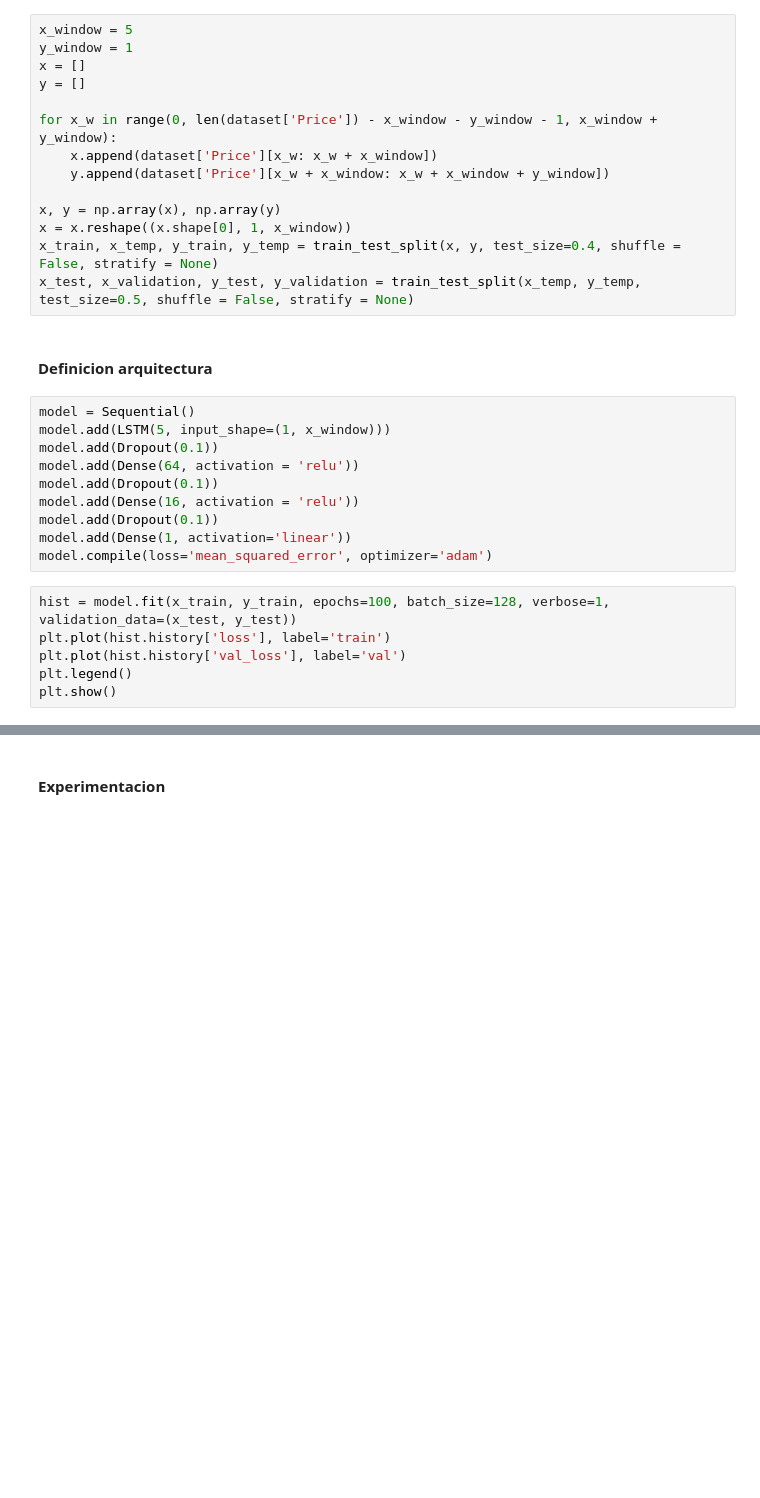
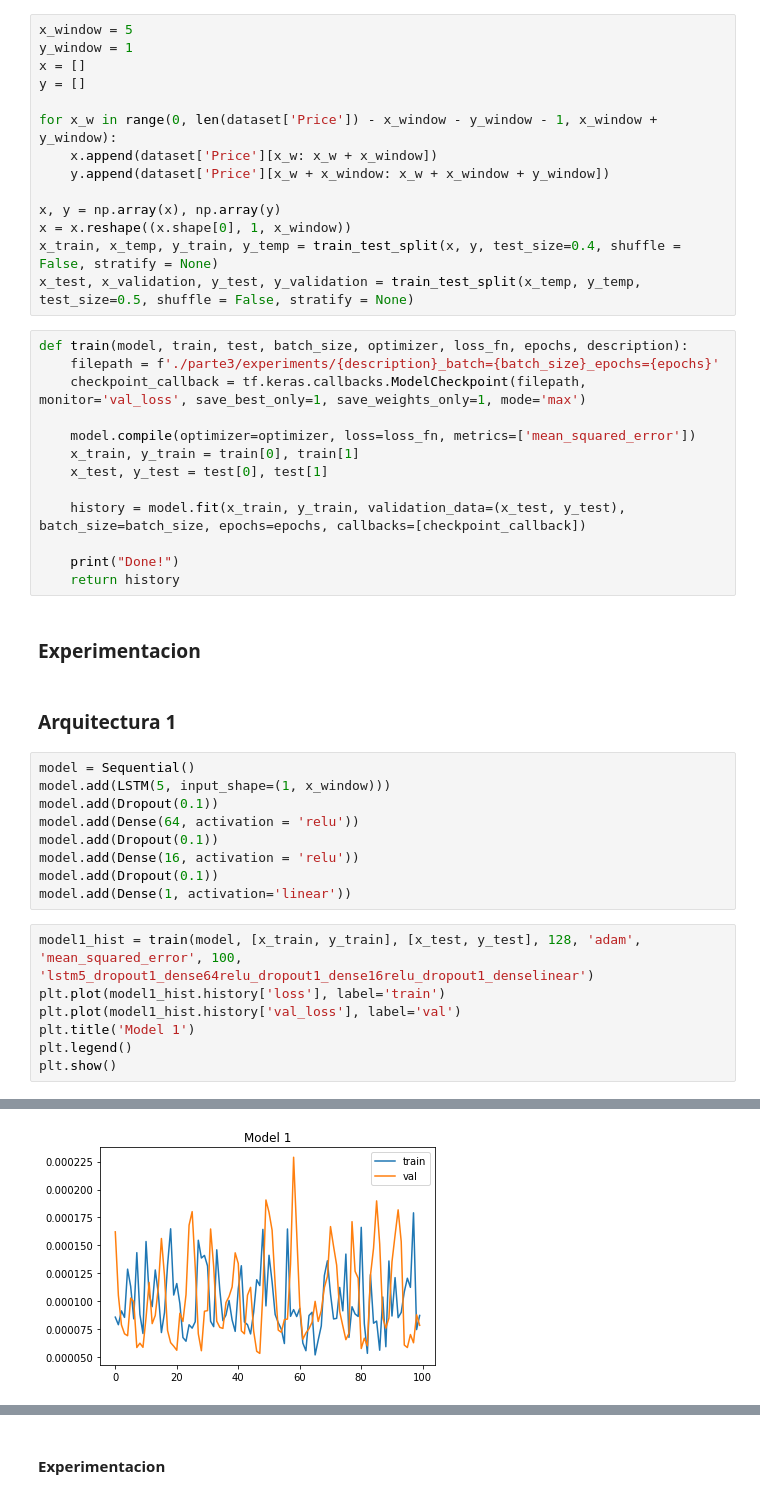
Before and after one commit to ricardojmv85/StatisticalLearningII, a Jupyter notebook: proyecto_final/Proyecto Final.ipynb, the cells around one changed output, grey strips where cells are left out. Saved outputs shown, nothing was run; the diff lists cells and outputs as text; blank space fills up the shorter version.

Commit message:
Parte 3 experimentos

```diff
--- a/proyecto_final/Proyecto Final.ipynb
+++ b/proyecto_final/Proyecto Final.ipynb
@@ -758,8 +776,23 @@ x, y = np.array(x), np.array(y)
 x = x.reshape((x.shape[0], 1, x_window))
 x_train, x_temp, y_train, y_temp = train_test_split(x, y, test_size=0.4, shuffle = False, stratify = None)
 x_test, x_validation, y_test, y_validation = train_test_split(x_temp, y_temp, test_size=0.5, shuffle = False, stratify = None)
-# %% [markdown]
-#### Definicion arquitectura
+# %%
+def train(model, train, test, batch_size, optimizer, loss_fn, epochs, description):
+    filepath = f'./parte3/experiments/{description}_batch={batch_size}_epochs={epochs}'
+    checkpoint_callback = tf.keras.callbacks.ModelCheckpoint(filepath, monitor='val_loss', save_best_only=1, save_weights_only=1, mode='max')
+
+    model.compile(optimizer=optimizer, loss=loss_fn, metrics=['mean_squared_error'])
+    x_train, y_train = train[0], train[1]
+    x_test, y_test = test[0], test[1]
+
+    history = model.fit(x_train, y_train, validation_data=(x_test, y_test), batch_size=batch_size, epochs=epochs, callbacks=[checkpoint_callback])
+
+    print("Done!")
+    return history
+# %% [markdown]
+### Experimentacion
+# %% [markdown]
+### Arquitectura 1
 # %%
 model = Sequential()
 model.add(LSTM(5, input_shape=(1, x_window)))
@@ -769,10 +802,11 @@ model.add(Dropout(0.1))
 model.add(Dense(16, activation = 'relu'))
 model.add(Dropout(0.1))
 model.add(Dense(1, activation='linear'))
-model.compile(loss='mean_squared_error', optimizer='adam')
 # %%
-hist = model.fit(x_train, y_train, epochs=100, batch_size=128, verbose=1, validation_data=(x_test, y_test))
-plt.plot(hist.history['loss'], label='train')
-plt.plot(hist.history['val_loss'], label='val')
+model1_hist = train(model, [x_train, y_train], [x_test, y_test], 128, 'adam', 'mean_squared_error', 100, 'lstm5_dropout1_dense64relu_dropout1_dense16relu_dropout1_denselinear')
+plt.plot(model1_hist.history['loss'], label='train')
+plt.plot(model1_hist.history['val_loss'], label='val')
+plt.title('Model 1')
 plt.legend()
 plt.show()
+# %% [output]
@@ -778,0 +830 @@ plt.show()
+[figure, added]
```
Also changed, not shown: parts of 13 cells of this notebook, 11 other files.
